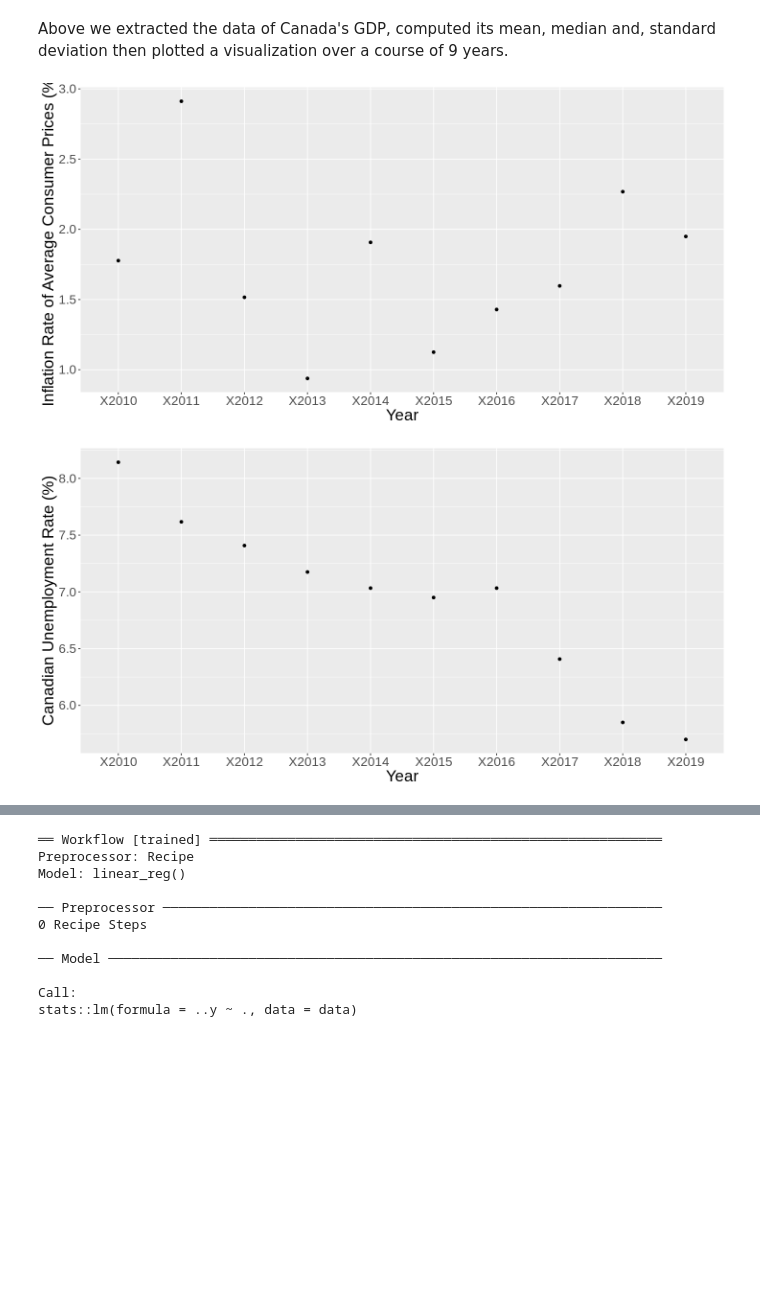
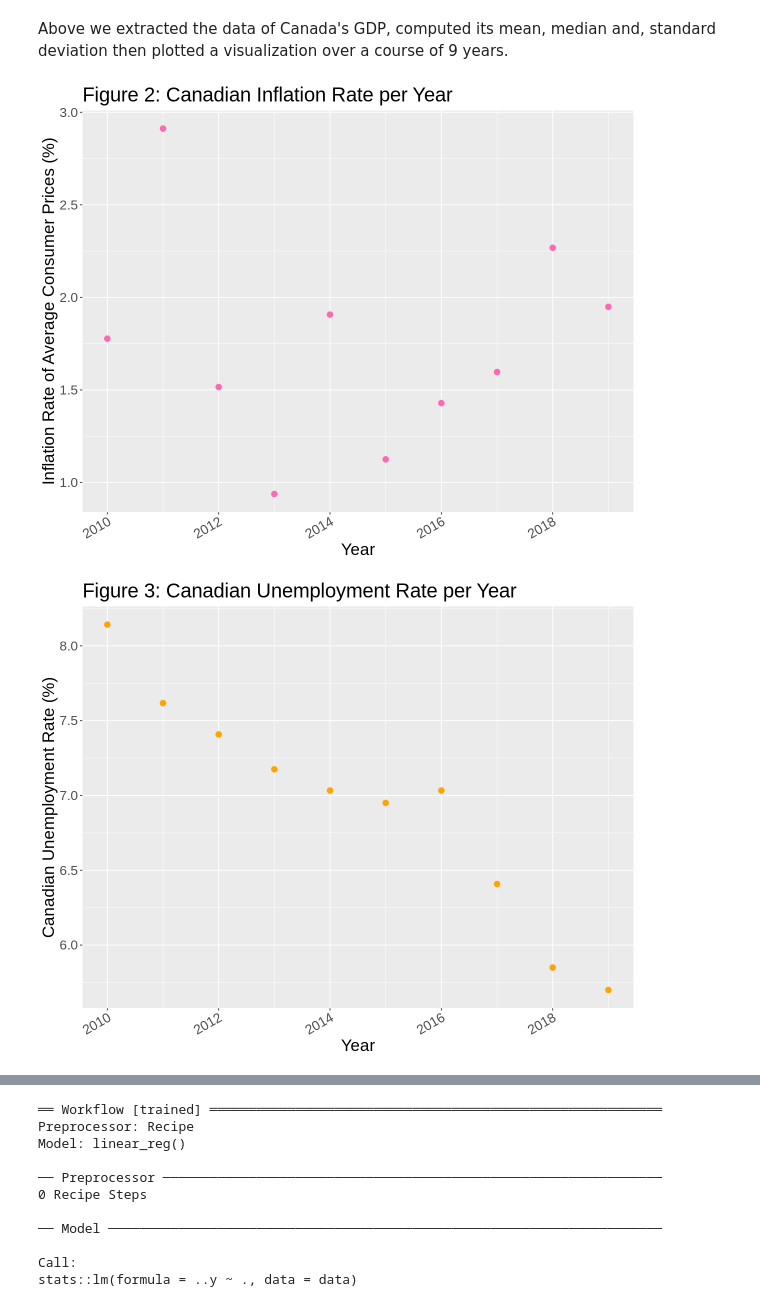
Before and after one commit to mparhar1/DSCI-100-Group-48-Project, a Jupyter notebook: data_analysis_draft.ipynb, the cells around one changed output, grey strips where cells are left out. Drawn from its saved outputs; the diff is of its cells as text; code cells hidden in the pictures; blank space fills up the shorter version.

```diff
--- a/data_analysis_draft.ipynb
+++ b/data_analysis_draft.ipynb
@@ -70,7 +71,7 @@ A grouped_df: 14 × 7
 # %%
-set.seed(100)
+options(repr.plot.height = 8, repr.plot.width = 10)
 
-canada_pre_2020_df <- filter(can_economic_df, Country == "Canada" & Year <= "X2019")
+canada_pre_2020_df <- filter(can_economic_df, Year <= "2019")
 
 can_gdp_summary_table <- canada_pre_2020_df |>
     ungroup() |>
@@ -78,15 +79,20 @@ can_gdp_summary_table <- canada_pre_2020_df |>
               median = median(Gross.domestic.product.per.capita..current.prices),
               st.dev = sd(Gross.domestic.product.per.capita..current.prices),
              )
+attr(can_gdp_summary_table, "title") <- "Table 1: Summary of Canadian Gross Domestic Product per Capita"
 
-can_gdp_training_visual <- canada_pre_2020_df |>
+can_gdp_exploratory_plot <- canada_pre_2020_df |>
     ggplot(aes(x = Year, y = Gross.domestic.product.per.capita..current.prices)) +
-        geom_point(color = "blue", size = 3) +
-        ylim(min=40000, max=65000) +
+        geom_point(color = "Blue", size = 3) +
+        scale_x_continuous(breaks = seq(2010, 2019, by = 2)) +
+        ylim(min=40000, max=60000) +
         xlab("Year") +
         ylab("Gross Domestic Product per Capita, GDP ($)") +
-        theme(text = element_text(size = 20))
+        ggtitle("Figure 1: Canadian Gross Domestic Product per Capita Prior to Pandemic") +
+        theme(text = element_text(size = 20), axis.text.x = element_text(angle = 30, hjust = 1))
 
+cat(attr(can_gdp_summary_table, "title"), "\n")
 can_gdp_summary_table
-can_gdp_training_visual
+
+can_gdp_exploratory_plot
 # %% [output]
@@ -99,38 +106,46 @@ A tibble: 1 × 3
 Above we extracted the data of Canada's GDP, computed its mean, median and, standard deviation then plotted a
 visualization over a course of 9 years.
 # %%
-can_inflation_var_visuals <- canada_pre_2020_df |>
+can_inflation_plot <- canada_pre_2020_df |>
     ggplot(aes(x = Year, y = Inflation..average.consumer.prices, z = Year)) +
-        geom_point() +
+        geom_point(color = "Hot Pink", size = 3) +
+        scale_x_continuous(breaks = seq(2010, 2019, by = 2)) +
         xlab("Year") +
         ylab("Inflation Rate of Average Consumer Prices (%)") +
-        theme(text = element_text(size = 20))
+        ggtitle("Figure 2: Canadian Inflation Rate per Year") +
+        theme(text = element_text(size = 20), axis.text.x = element_text(angle = 30, hjust = 1))
 
-can_unemployment_var_visuals <- canada_pre_2020_df |>
+can_unemployment_plot <- canada_pre_2020_df |>
     ggplot(aes(x = Year, y = Unemployment.rate, z = Year)) +
-        geom_point() +
+        geom_point(color = "Orange", size = 3) +
+        scale_x_continuous(breaks = seq(2010, 2019, by = 2)) +
         xlab("Year") +
         ylab("Canadian Unemployment Rate (%)") +
-        theme(text = element_text(size = 20))
+        ggtitle("Figure 3: Canadian Unemployment Rate per Year") +
+        theme(text = element_text(size = 20), axis.text.x = element_text(angle = 30, hjust = 1))
 
-can_exports_var_visuals <- canada_pre_2020_df |>
+can_exports_plot <- canada_pre_2020_df |>
     ggplot(aes(x = Year, y = Volume.of.exports.of.goods.and.services)) +
-        geom_point() +
+        geom_point(color = "Purple", size = 3) +
+        scale_x_continuous(breaks = seq(2010, 2019, by = 2)) +
         xlab("Year") +
         ylab("Canadian Export Volume of Goods & Services") +
-        theme(text = element_text(size = 20))
+        ggtitle("Figure 4: Canadian Export Volume per Year") +
+        theme(text = element_text(size = 20), axis.text.x = element_text(angle = 30, hjust = 1))
 
-can_imports_var_visuals <- canada_pre_2020_df |>
+can_imports_plot <- canada_pre_2020_df |>
     ggplot(aes(x = Year, y = Volume.of.imports.of.goods.and.services)) +
-        geom_point() +
+        geom_point(color = "Forest Green", size = 3) +
+        scale_x_continuous(breaks = seq(2010, 2019, by = 2)) +
         xlab("Year") +
         ylab("Canadian Import Volume of Goods & Services") +
-        theme(text = element_text(size = 20))
+        ggtitle("Figure 5: Canadian Import Volume per Year") +
+        theme(text = element_text(size = 20), axis.text.x = element_text(angle = 30, hjust = 1))
 
-can_inflation_var_visuals
-can_unemployment_var_visuals
-can_exports_var_visuals
-can_imports_var_visuals
+can_inflation_plot
+can_unemployment_plot
+can_exports_plot
+can_imports_plot
 # %% [output]
-[figure, old version]
+[figure, new version]
-[figure, old version]
+[figure, new version]
```
Also changed, not shown: parts of 12 cells of this notebook.
